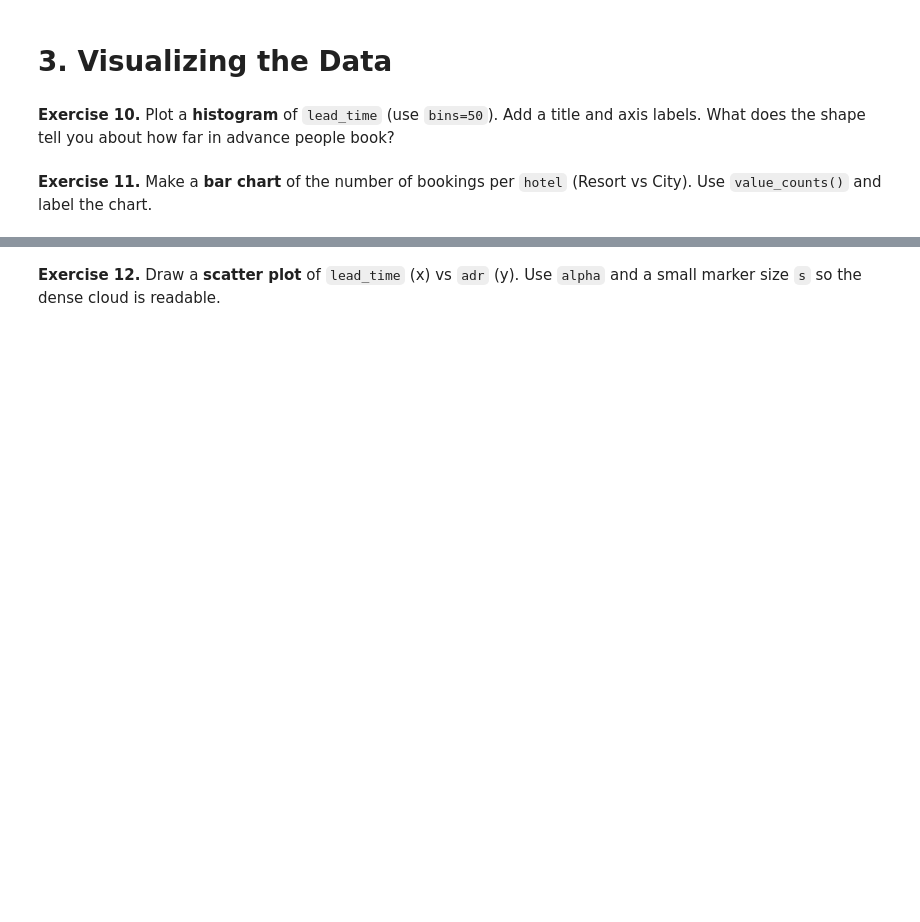
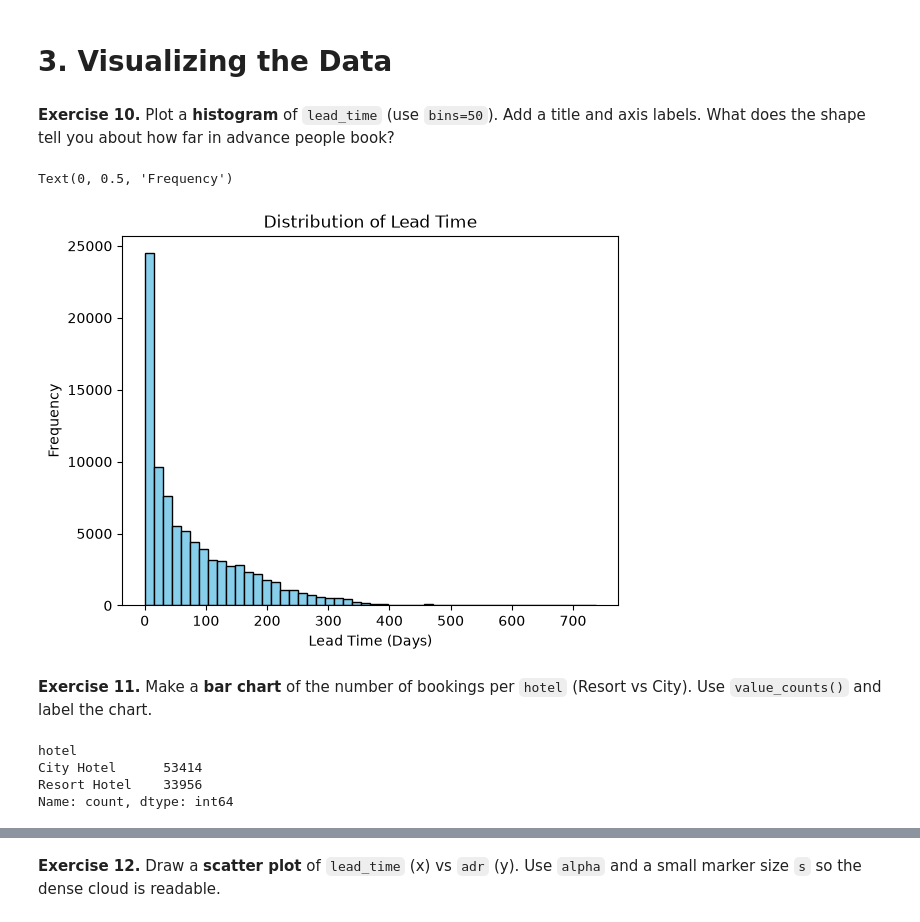
Before and after one commit to khalidalnaqbi1/data-analysis-project, a Jupyter notebook: AI_Builder_Data_analysis/Module_Assignment_Hotel_Bookings.ipynb, the cells around one changed output, grey strips where cells are left out. Cells and saved outputs as stored; diff of their text form; code cells hidden in the pictures; blank space fills up the shorter version.

Commit message:
Update hotel bookings module assignment
Co-Authored-By: Claude Opus 5.5 <noreply@anthropic.com>

```diff
--- a/AI_Builder_Data_analysis/Module_Assignment_Hotel_Bookings.ipynb
+++ b/AI_Builder_Data_analysis/Module_Assignment_Hotel_Bookings.ipynb
@@ -216,4 +218,5 @@ df_c
 # %%
 # Best practice: Reassign the column to save the changes
-df['meal'] = df[''].fillna('Unknown')
+df_clean['meal'] = df_clean['meal'].fillna('Unknown')
+df_clean
 # %% [output]
@@ -221,5 +236,5 @@ KeyError: ''
 # %%
 cols_to_drop = ['agent', 'company']
-df = df.drop(columns=cols_to_drop)
-df
+df_clean = df_clean.drop(columns=cols_to_drop)
+df_clean.isnull().sum()
 # %% [output]
@@ -264,3 +283,6 @@ df_clean
 df_clean.duplicated().sum()
 # %% [output]
 np.int64(0)
+# %%
+df_clean = df_clean.drop_duplicates()
+df_clean.duplicated().sum()
@@ -286,5 +310,5 @@ dtype('<M8[us]')
 Report how many rows remain.
 # %%
 # Your code here
-
-total_guest=
+df_clean["total_guests"] = df_clean['adults'] + df_clean['children'] + df_clean['babies']
+df_clean
@@ -293,8 +331,26 @@ total_guest=
 # %% [markdown]
 **Exercise 10.** Plot a **histogram** of `lead_time` (use `bins=50`). Add a title and axis labels. What does the shape tell you about how far in advance people book?
 # %%
+
+
 # Your code here
+plt.hist(df_clean['lead_time'], bins=50, color='skyblue', edgecolor='black')
+
+# Add title and axis labels
+plt.title('Distribution of Lead Time')
+plt.xlabel('Lead Time (Days)')
+plt.ylabel('Frequency')
+# %% [output]
+Text(0, 0.5, 'Frequency')
+[figure, added]
 # %% [markdown]
 **Exercise 11.** Make a **bar chart** of the number of bookings per `hotel` (Resort vs City). Use `value_counts()` and label the chart.
 # %%
 # Your code here
+hotel_counts = df_clean['hotel'].value_counts()
+hotel_counts
+# %% [output]
+hotel
+City Hotel      53414
+Resort Hotel    33956
+Name: count, dtype: int64
```
Also changed, not shown: parts of 19 cells of this notebook.
